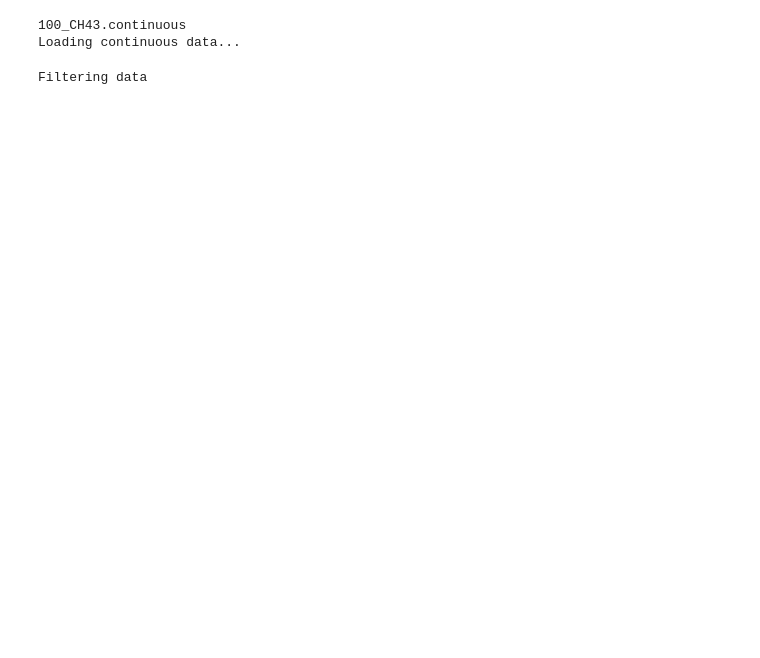
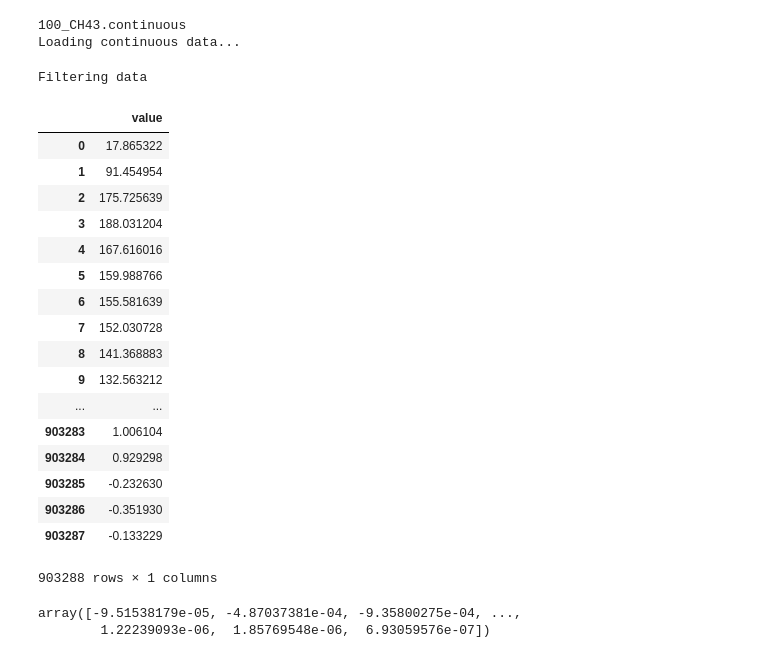
Before and after one commit to Ruairi-osul/ephys, a Jupyter notebook: eeg_preprocess/notebooks/Tidied EEG analysis.ipynb, the cells around one changed output. Saved outputs shown, nothing was run; the diff lists cells and outputs as text; code cells hidden in the pictures; blank space fills up the shorter version.

```diff
--- a/eeg_preprocess/notebooks/Tidied EEG analysis.ipynb
+++ b/eeg_preprocess/notebooks/Tidied EEG analysis.ipynb
@@ -64,3 +77,35 @@ newarray = ss.decimate(updated_array,10, ftype = 'fir')
+# %%
+table = pd.DataFrame(filtered_array, columns=['value'])
+table
+# %% [output]
+|  | value |
+| 0 | 17.865322 |
+| 1 | 91.454954 |
+| 2 | 175.725639 |
+| 3 | 188.031204 |
+| 4 | 167.616016 |
+| 5 | 159.988766 |
+| 6 | 155.581639 |
+| 7 | 152.030728 |
+| 8 | 141.368883 |
+| 9 | 132.563212 |
+| ... | ... |
+| 903283 | 1.006104 |
+| 903284 | 0.929298 |
+| 903285 | -0.232630 |
+| 903286 | -0.351930 |
+| 903287 | -0.133229 |
+903288 rows × 1 columns
+# %%
+from sklearn.decomposition import FastICA, PCA
+
+ica = FastICA(n_components=2)
+S_ = ica.fit_transform(filtered_array.reshape(-1,1))
+clean_array = S_.ravel()
+clean_array
+# %% [output]
+array([-9.51538179e-05, -4.87037381e-04, -9.35800275e-04, ...,
+        1.22239093e-06,  1.85769548e-06,  6.93059576e-07])
 # %%
 sampling_rate = 250
 bin_size = sampling_rate * 4
```
Also changed, not shown: parts of 10 cells of this notebook, 3 other files.
